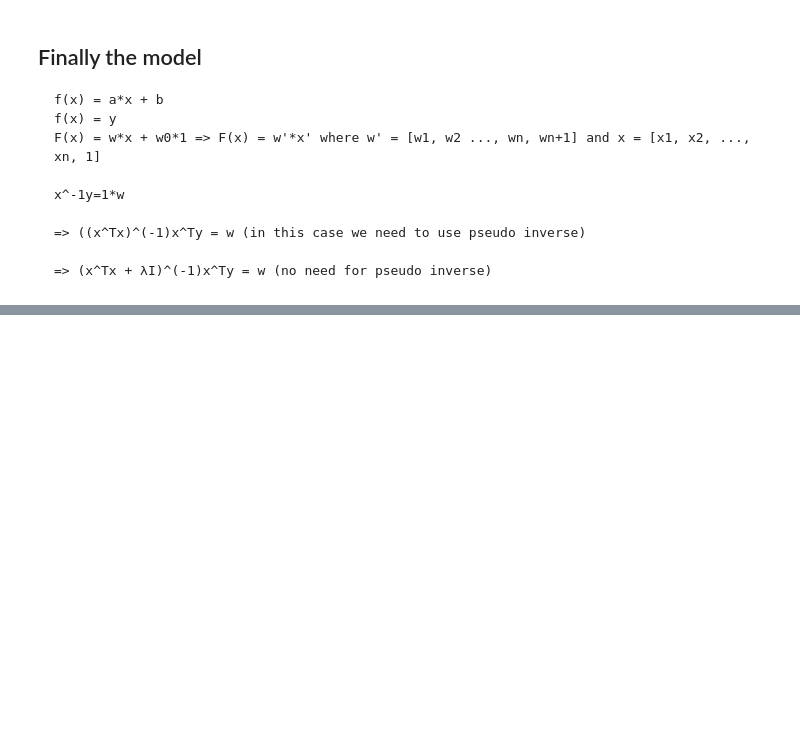
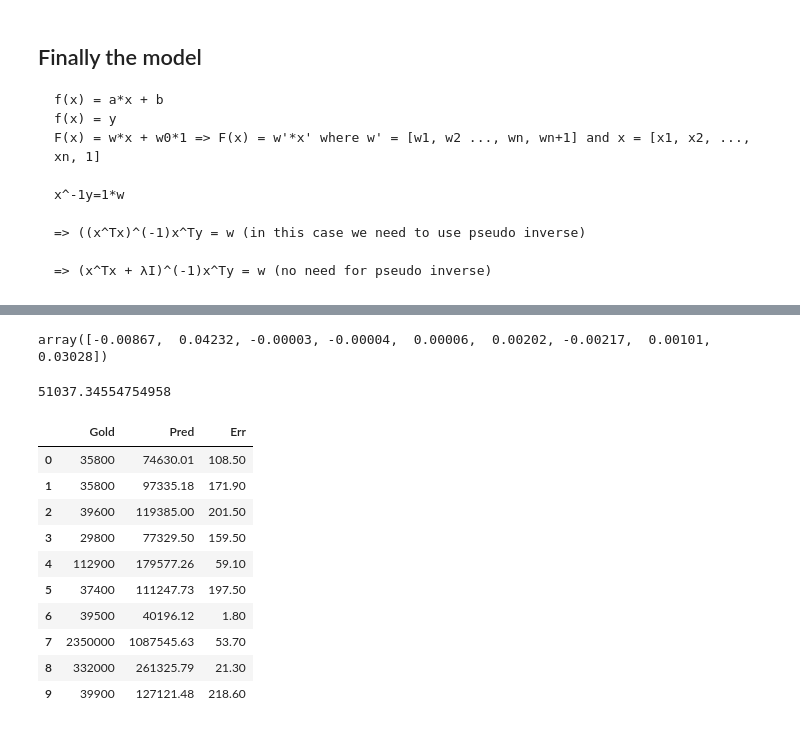
Before and after one commit to NaeuralEdgeProtocol/DS101-2024, a Jupyter notebook: scripts/workshop1.ipynb, the cells around one changed output, grey strips where cells are left out. Drawn from its saved outputs; the diff is of its cells as text; code cells hidden in the pictures; blank space fills up the shorter version.

```diff
--- a/scripts/workshop1.ipynb
+++ b/scripts/workshop1.ipynb
@@ -181,0 +251,22 @@ np_X_computed2 = # compute the predicted values based on np_w2
+# %%
+lambd = 0.1
+np_w1_n = np.linalg.pinv(np_X_n.T.dot(np_X_n)).dot(np_X_n.T).dot(np_y_n)
+np_w2_n = np.linalg.inv(np_X_n.T.dot(np_X_n)  + lambd * np.eye(np_X_n.shape[1])).dot(np_X_n.T).dot(np_y_n)
+
+np_y_hat1_n = np_X_n.dot(np_w1_n)
+np_y_hat2_n = np_X_n.dot(np_w2_n)
+
+np_y_h1 = np_y_hat1_n * (np_y_max - np_y_min) + np_y_min
+np_y_h2 = np_y_hat2_n * (np_y_max - np_y_min) + np_y_min
+
+np.set_printoptions(precision=5)
+
+print(np_w1)
+print(np_w2)
+print(np_w1_n)
+print(np_w2_n)
+
+err1 = np.mean(np.abs(np_y - np_y_h1))
+err2 = np.mean(np.abs(np_y - np_y_h2))
+print(err1)
+print(err2)
@@ -181,0 +280,3 @@ np_X_computed2 = # compute the predicted values based on np_w2
+# %%
+np_X_nb = np.concatenate((np_X_n, np.ones((np_X_n.shape[0], 1))), axis=1)
+np_X_nb
@@ -181,0 +301,35 @@ np_X_computed2 = # compute the predicted values based on np_w2
+# %%
+np_w = np.linalg.inv(np_X_nb.T.dot(np_X_nb) + lambd * np.eye(np_X_nb.shape[1])).dot(np_X_nb.T).dot(np_y_n)
+np_w
+# %% [output]
+array([-0.00867,  0.04232, -0.00003, -0.00004,  0.00006,  0.00202, -0.00217,  0.00101,  0.03028])
+# %%
+np_yh = np_X_nb.dot(np_w)
+np_price = np_yh * (np_y_max - np_y_min) + np_y_min
+err = np.mean(np.abs(np_y - np_price))
+print(err)
+# %% [output]
+51037.34554754958
+# %%
+df_result = pd.DataFrame(
+    {
+        "Gold": np_y,
+        "Pred": np_price,
+        "Err": ((np.abs(np_y - np_price) / np_y) * 100).round(1)
+    }
+)
+np.set_printoptions(precision=2)
+pd.set_option('display.float_format', lambda x: '%.2f' % x)
+df_result.head(10)
+# %% [output]
+|  | Gold | Pred | Err |
+| 0 | 35800 | 74630.01 | 108.50 |
+| 1 | 35800 | 97335.18 | 171.90 |
+| 2 | 39600 | 119385.00 | 201.50 |
+| 3 | 29800 | 77329.50 | 159.50 |
+| 4 | 112900 | 179577.26 | 59.10 |
+| 5 | 37400 | 111247.73 | 197.50 |
+| 6 | 39500 | 40196.12 | 1.80 |
+| 7 | 2350000 | 1087545.63 | 53.70 |
+| 8 | 332000 | 261325.79 | 21.30 |
+| 9 | 39900 | 127121.48 | 218.60 |
```
Also changed, not shown: parts of 16 cells of this notebook, 1 other file.
